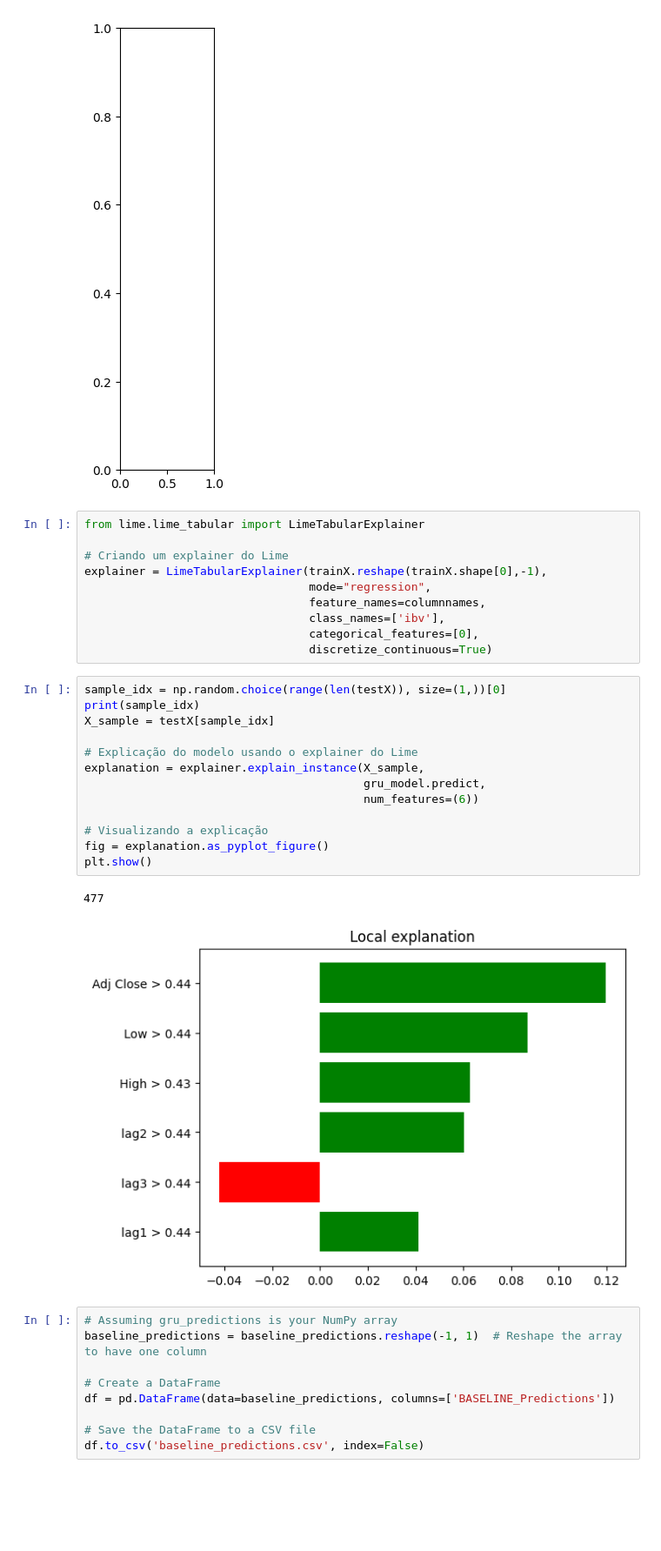
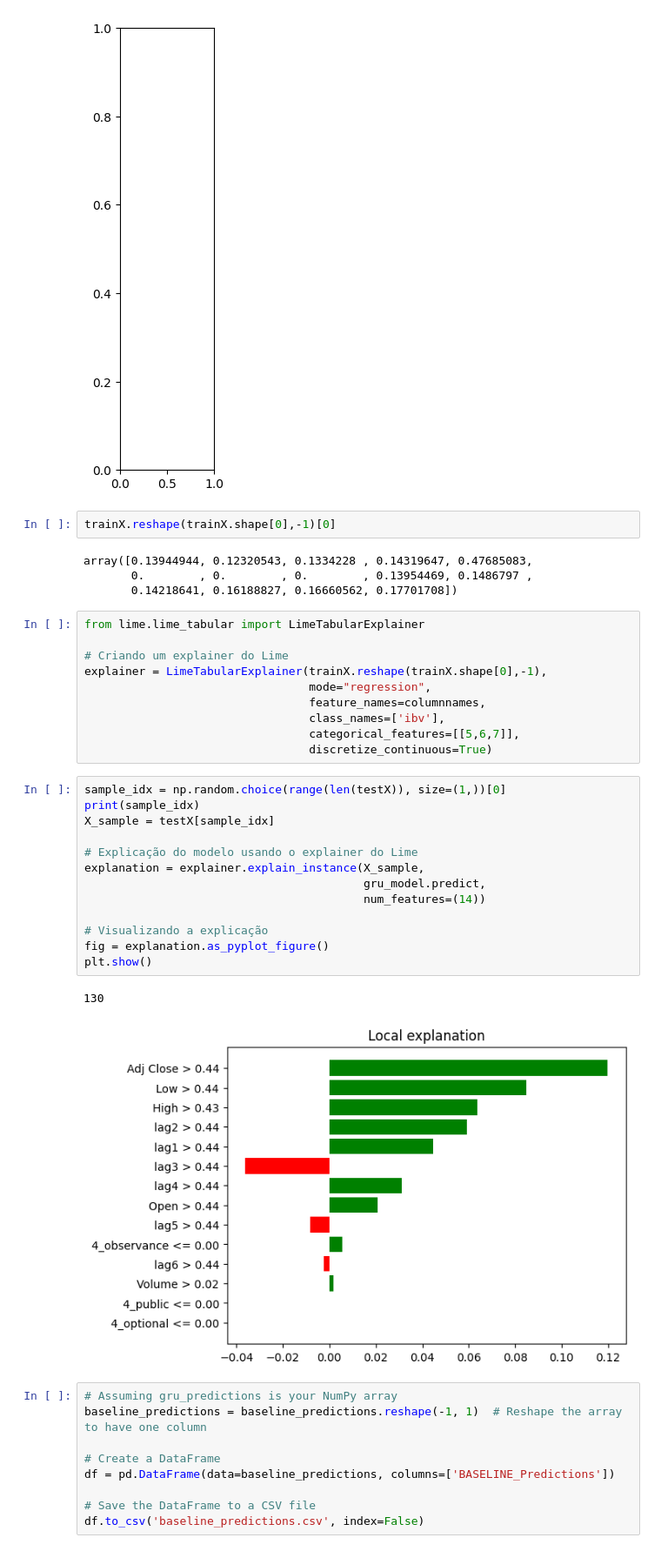
Before and after one commit to marreapato/Forecasting_Paper_XAI, a Jupyter notebook: stocks_type_lags/MultivariateStocks_Baseline_Com_Lags_tryingshaplime.ipynb, the cells around one changed output. Shown at 87% size. Cells and saved outputs as stored; diff of their text form; blank space fills up the shorter version.

```diff
--- a/stocks_type_lags/MultivariateStocks_Baseline_Com_Lags_tryingshaplime.ipynb
+++ b/stocks_type_lags/MultivariateStocks_Baseline_Com_Lags_tryingshaplime.ipynb
@@ -552,6 +552,12 @@ shap.summary_plot(
 # %% [output]
 IndexError: index 3 is out of bounds for axis 1 with size 1
 [figure]
+# %%
+trainX.reshape(trainX.shape[0],-1)[0]
+# %% [output]
+array([0.13944944, 0.12320543, 0.1334228 , 0.14319647, 0.47685083,
+       0.        , 0.        , 0.        , 0.13954469, 0.1486797 ,
+       0.14218641, 0.16188827, 0.16660562, 0.17701708])
 # %%
 from lime.lime_tabular import LimeTabularExplainer
 
@@ -560,24 +566,24 @@ explainer = LimeTabularExplainer(trainX.reshape(trainX.shape[0],-1),
                                  mode="regression",
                                  feature_names=columnnames,
                                  class_names=['ibv'],
-                                 categorical_features=[0],
+                                 categorical_features=[[5,6,7]],
                                  discretize_continuous=True)
 # %%
 sample_idx = np.random.choice(range(len(testX)), size=(1,))[0]
 print(sample_idx)
 X_sample = testX[sample_idx]
 
 # Explicação do modelo usando o explainer do Lime
 explanation = explainer.explain_instance(X_sample,
                                          gru_model.predict,
-                                         num_features=(6))
+                                         num_features=(14))
 
 # Visualizando a explicação
 fig = explanation.as_pyplot_figure()
 plt.show()
 # %% [output]
-477
+130
-[figure, old version]
+[figure, new version]
 # %%
 # Assuming gru_predictions is your NumPy array
 baseline_predictions = baseline_predictions.reshape(-1, 1)  # Reshape the array to have one column
```
